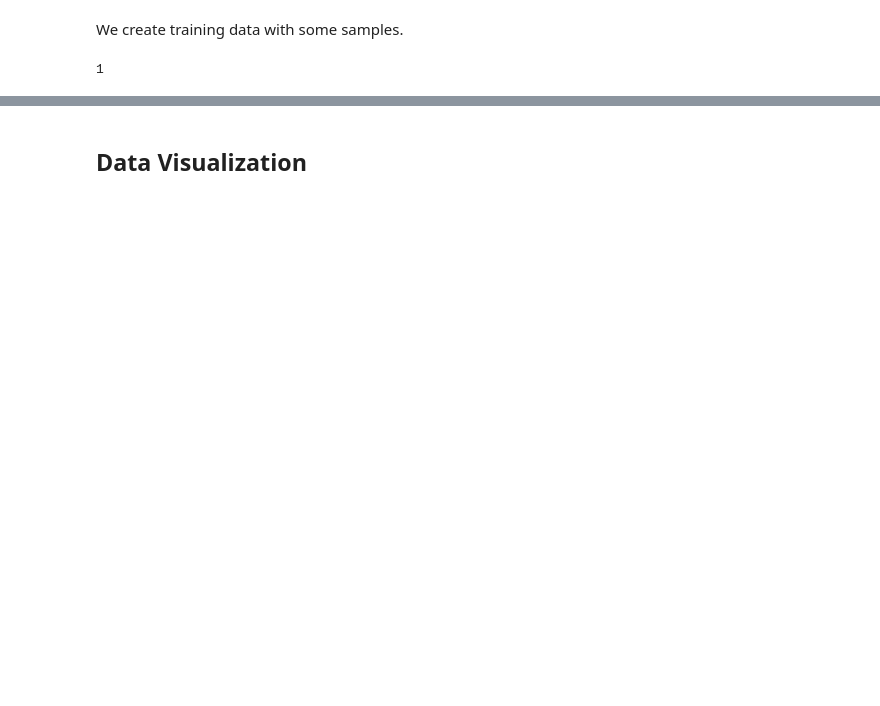
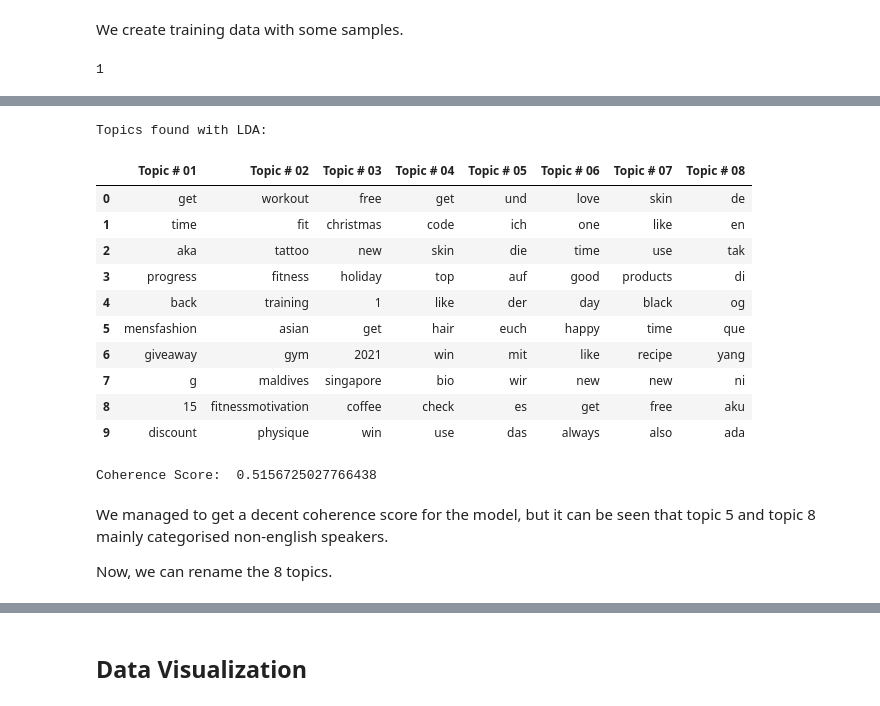
Before and after one commit to calvenjs/NLP-Influencers-Analysis, a Jupyter notebook: instagram-influencers-analysis.ipynb, the cells around one changed output, grey strips where cells are left out. Cells and saved outputs as stored; diff of their text form; code cells hidden in the pictures; blank space fills up the shorter version.

```diff
--- a/instagram-influencers-analysis.ipynb
+++ b/instagram-influencers-analysis.ipynb
@@ -485,0 +507,56 @@ ORGANIZATION VillagePipolLoveAtTheEndOfTheWorld
+# %%
+import gensim
+from gensim.models import LdaModel
+from gensim.models.coherencemodel import CoherenceModel
+from gensim.corpora import Dictionary
+
+def get_lda_topics(model, num_topics):
+    word_dict = {};
+    for i in range(num_topics):
+        words = model.show_topic(i, topn = 10);
+        word_dict['Topic # ' + '{:02d}'.format(i+1)] = [i[0] for i in words];
+    return pd.DataFrame(word_dict);
+
+id2word = Dictionary(list(inf_df["Cleaned Caption"]))
+
+corpus = [id2word.doc2bow(token) for token in inf_df["Cleaned Caption"]]
+
+lda_model = gensim.models.ldamodel.LdaModel(
+                          num_topics = 8, # Number of topics
+                          corpus = corpus,
+                          id2word = id2word,
+                          random_state=20,
+                          passes = 50,
+                          alpha = 'auto',
+                          update_every=1,
+                          per_word_topics=True,
+                          )
+
+# Print the Keyword in the 10 topics
+print("Topics found with LDA:")
+
+get_lda_topics(lda_model, 8)
+
+# Compute Coherence Score
+coherence_model = CoherenceModel(model = lda_model, texts = inf_df["Cleaned Caption"],
+                                 coherence = "c_v")
+coherence_lda_model_base = coherence_model.get_coherence()
+print("\nCoherence Score: ", coherence_lda_model_base)
+# %% [output]
+Topics found with LDA:
+|  | Topic # 01 | Topic # 02 | Topic # 03 | Topic # 04 | Topic # 05 | Topic # 06 | Topic # 07 | Topic # 08 |
+| 0 | get | workout | free | get | und | love | skin | de |
+| 1 | time | fit | christmas | code | ich | one | like | en |
+| 2 | aka | tattoo | new | skin | die | time | use | tak |
+| 3 | progress | fitness | holiday | top | auf | good | products | di |
+| 4 | back | training | 1 | like | der | day | black | og |
+| 5 | mensfashion | asian | get | hair | euch | happy | time | que |
+| 6 | giveaway | gym | 2021 | win | mit | like | recipe | yang |
+| 7 | g | maldives | singapore | bio | wir | new | new | ni |
+| 8 | 15 | fitnessmotivation | coffee | check | es | get | free | aku |
+| 9 | discount | physique | win | use | das | always | also | ada |
+Coherence Score:  0.5156725027766438
+# %% [markdown]
+We managed to get a decent coherence score for the model, but it can be seen that topic 5 and topic 8 mainly categorised non-english speakers.
+
+Now, we can rename the 8 topics.
```
Also changed, not shown: parts of 20 cells of this notebook.
